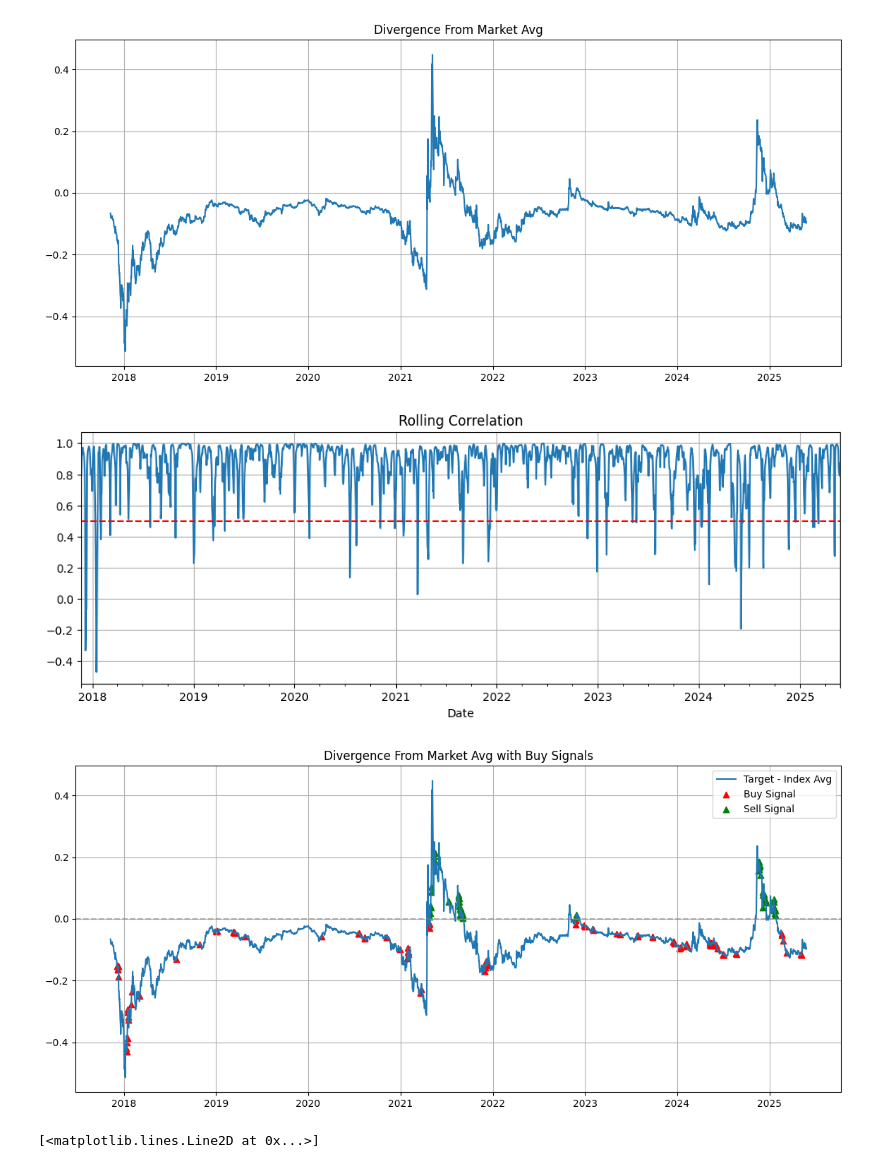
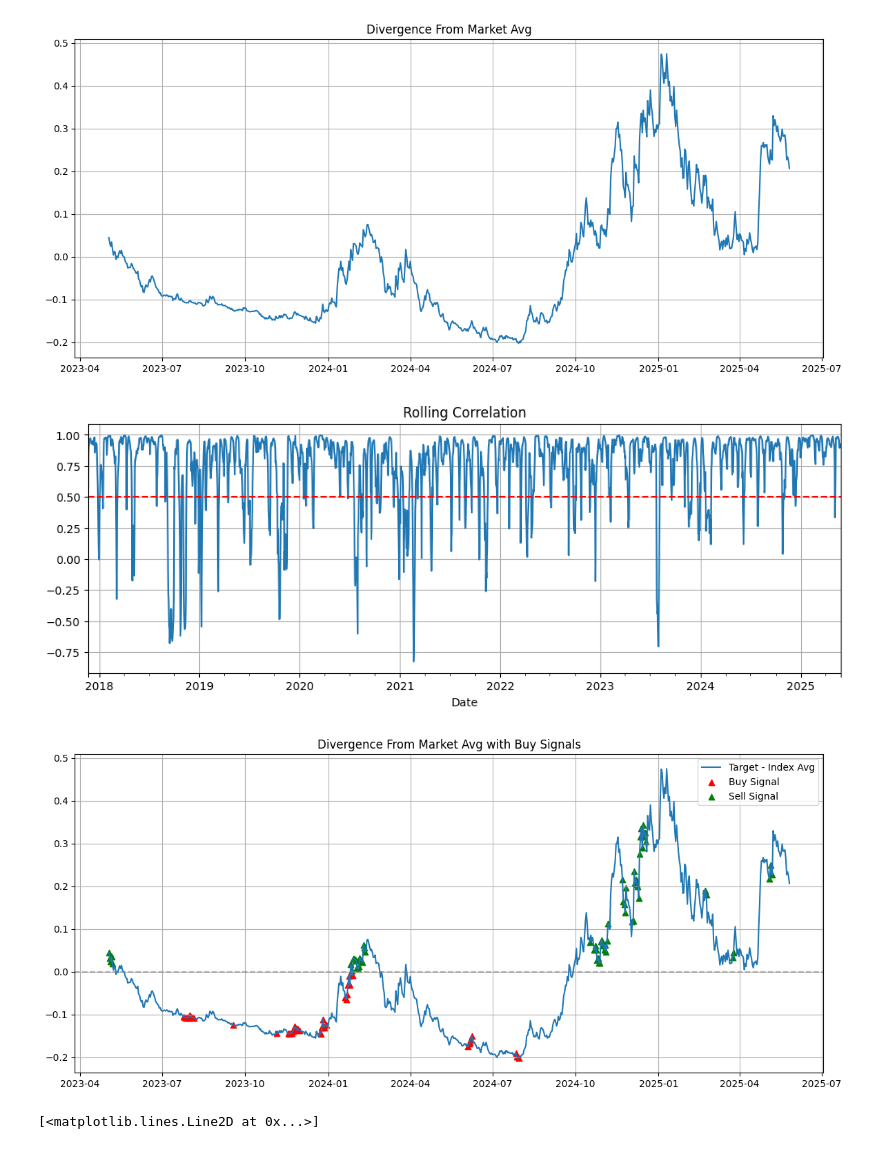
Before and after one commit to NikoKorolog/Crypto-Market-Decorrelation-Indicator, a Jupyter notebook: Market Index Decorrelation.ipynb, the cells around one changed output. Cells and saved outputs as stored; diff of their text form; code cells hidden in the pictures.

```diff
--- a/Market Index Decorrelation.ipynb
+++ b/Market Index Decorrelation.ipynb
@@ -10,6 +10,6 @@ from sklearn.preprocessing import MinMaxScaler
 from matplotlib.transforms import Affine2D
 from pytrends.request import TrendReq
 # %%
-Altcoin_Index = yf.download(["BTC-USD", "ETH-USD", "XRP-USD", "BNB-USD" "SOL-USD", "DOGE-USD", "TRX-USD", "ADA-USD", "SUI-USD"  "LINK-USD", "AVAX-USD", "XLM-USD", "LEO-USD", "BCH-USD", "TON11419-USD", "SHIB-USD", "HBAR-USD", "LTC-USD", "DOT-USD", "XMR-USD"], start="2011-01-01", end="2025-05-27",)['Close']
+Altcoin_Index = yf.download(["BTC-USD", "ETH-USD", "XRP-USD", "BNB-USD" "SOL-USD", "DOGE-USD", "TRX-USD", "ADA-USD", "SUI20947-USD",  "LINK-USD", "AVAX-USD", "XLM-USD", "LEO-USD", "BCH-USD", "TON11419-USD", "SHIB-USD", "HBAR-USD", "LTC-USD", "DOT-USD", "XMR-USD"], start="2011-01-01", end="2025-05-27",)['Close']
 print(Altcoin_Index.head())
 # %% [output]
@@ -72,14 +71,14 @@ sell_signal = rolling_corr > 0.2
 
 
 plt.figure(figsize=(14, 6))
-plt.plot(Scaled_Index["DOGE-USD"], label='Target')
+plt.plot(Scaled_Index["SUI20947-USD"], label='Target')
 plt.plot(Scaled_Index["Mean"], label='Index Avg')
 plt.legend()
 plt.title('Scaled Price: Target vs Index')
 plt.grid(True)
 plt.show()
 
-Divergence = Scaled_Index["DOGE-USD"] - Scaled_Index["Mean"]
+Divergence = Scaled_Index["SUI20947-USD"] - Scaled_Index["Mean"]
 
 #read this as 'below 0 is a buy signal because we expect the target asset to eventually revert toward the market average
 plt.figure(figsize=(14, 6))
@@ -121,5 +120,5 @@ plt.plot(Altcoin_Index["DOGE-USD"], label='Asset Actual Price')
-[figure, old version]
+[figure, new version]
-[figure, old version]
+[figure, new version]
-[figure, old version]
+[figure, new version]
 [<matplotlib.lines.Line2D at 0x...>]
 [figure]
```
Also changed, not shown: parts of 3 cells of this notebook.
